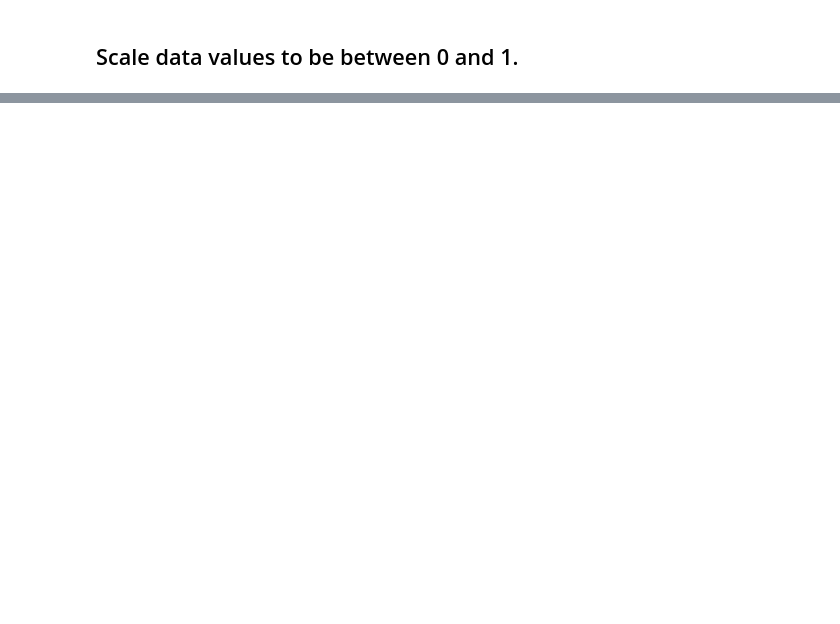
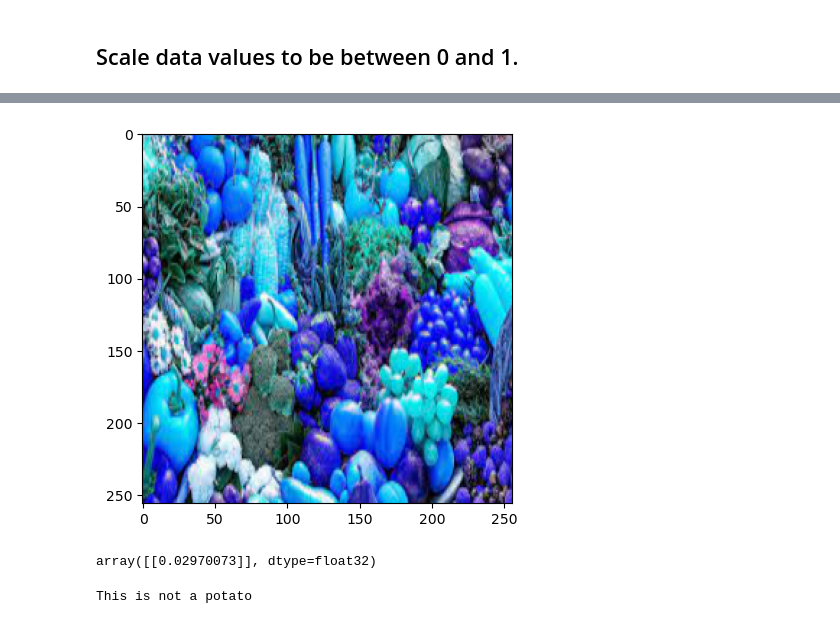
Before and after one commit to ElPatatone/Potato-image-classifier, a Jupyter notebook: main.ipynb, the cells around one changed output, grey strips where cells are left out. Cells and saved outputs as stored; diff of their text form; code cells hidden in the pictures; blank space fills up the shorter version.

```diff
--- a/main.ipynb
+++ b/main.ipynb
@@ -101,0 +250,6 @@ data.as_numpy_iterator().next()[0].max()
+# %%
+resize = tf.image.resize(img, (256,256))
+plt.imshow(resize.numpy().astype(int))
+plt.show()
+# %% [output]
+[figure, added]
@@ -101,0 +258,11 @@ data.as_numpy_iterator().next()[0].max()
+# %%
+yhat
+# %% [output]
+array([[0.02970073]], dtype=float32)
+# %%
+if yhat > 0.5:
+    print(f'This is a Potato')
+else:
+    print(f'This is not a potato')
+# %% [output]
+This is not a potato
```
Also changed, not shown: parts of 42 cells of this notebook, 7 other files.
